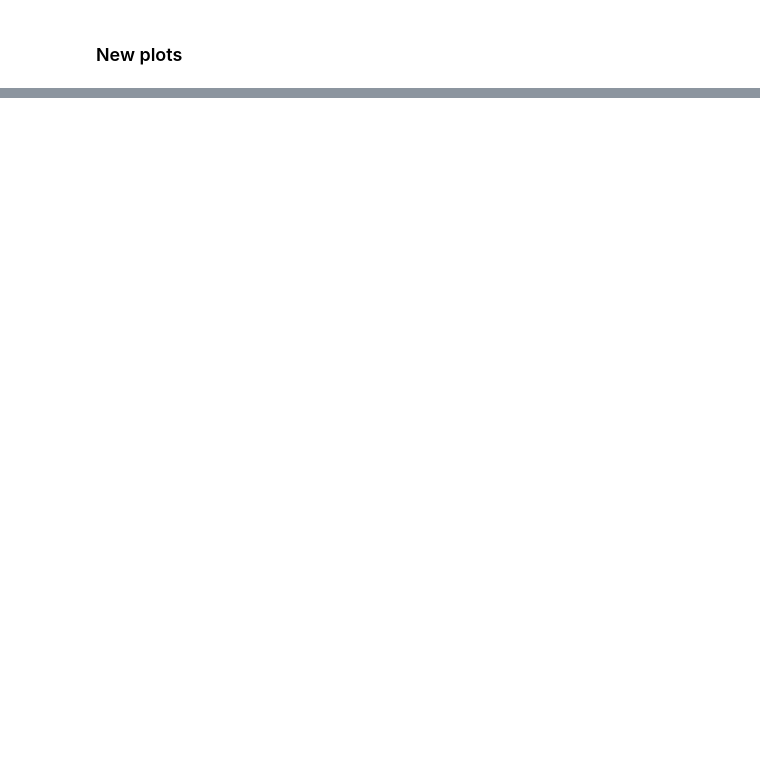
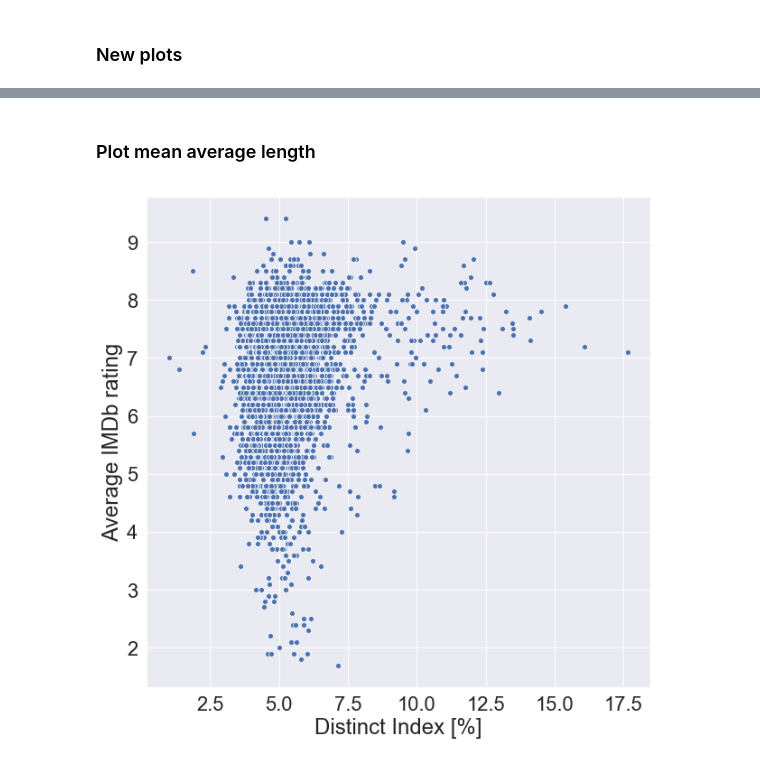
Before and after one commit to Xabitsuki/adamax, a Jupyter notebook: X-tasks.ipynb, the cells around one changed output, grey strips where cells are left out. Saved outputs shown, nothing was run; the diff lists cells and outputs as text; code cells hidden in the pictures; blank space fills up the shorter version.

```diff
--- a/X-tasks.ipynb
+++ b/X-tasks.ipynb
@@ -428,0 +425,10 @@ sp_0 = spark.read('')
+# %% [markdown]
+### Plot mean average length
+# %%
+scat_plot(df=df_pd,
+          col1='mean_length_sentences',
+          col2='averageRating',
+          xlabel='Distinct Index [%]',
+          ylabel='Average IMDb rating')
+# %% [output]
+[figure, added]
```
Also changed, not shown: parts of 64 cells of this notebook, 2 other files.
